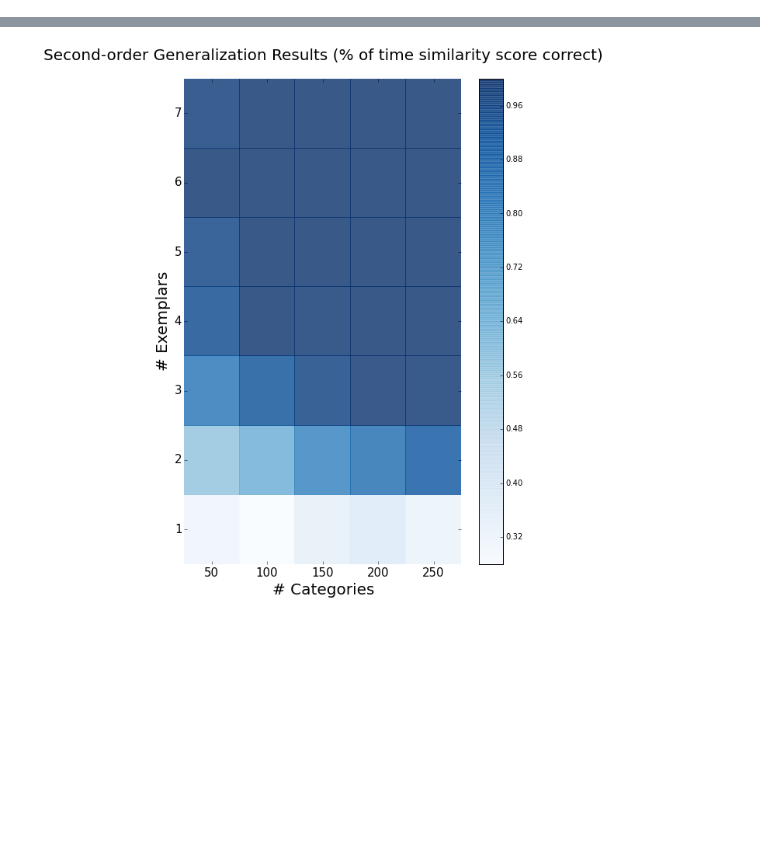
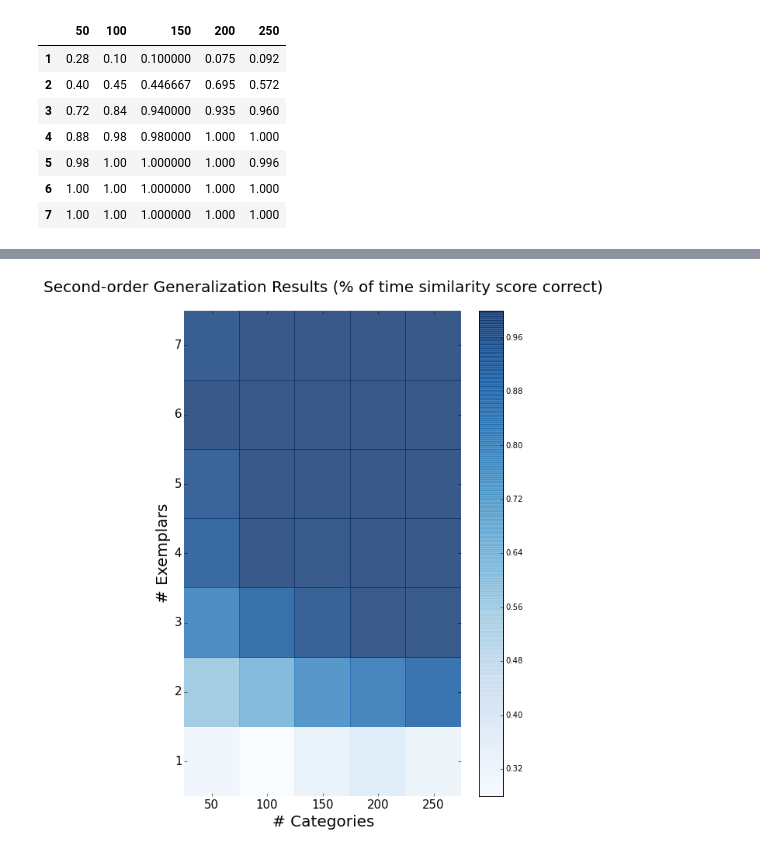
Before and after one commit to rfeinman/learning-to-learn, a Jupyter notebook: notebooks/heatmap.ipynb, the cells around one changed output, grey strips where cells are left out. Cells and saved outputs as stored; diff of their text form; code cells hidden in the pictures; blank space fills up the shorter version.

```diff
--- a/notebooks/heatmap.ipynb
+++ b/notebooks/heatmap.ipynb
@@ -13,0 +9,14 @@ df = pd.read_csv('../results_secondOrder.csv',
+# %%
+df_first = pd.read_csv('../results/results_firstOrder.csv', index_col=0)
+df_second = pd.read_csv('../results/results_secondOrder.csv', index_col=0)
+# %%
+df_first
+# %% [output]
+|  | 50 | 100 | 150 | 200 | 250 |
+| 1 | 0.28 | 0.10 | 0.100000 | 0.075 | 0.092 |
+| 2 | 0.40 | 0.45 | 0.446667 | 0.695 | 0.572 |
+| 3 | 0.72 | 0.84 | 0.940000 | 0.935 | 0.960 |
+| 4 | 0.88 | 0.98 | 0.980000 | 1.000 | 1.000 |
+| 5 | 0.98 | 1.00 | 1.000000 | 1.000 | 0.996 |
+| 6 | 1.00 | 1.00 | 1.000000 | 1.000 | 1.000 |
+| 7 | 1.00 | 1.00 | 1.000000 | 1.000 | 1.000 |
```
Also changed, not shown: parts of 12 cells of this notebook, 1 other file.
